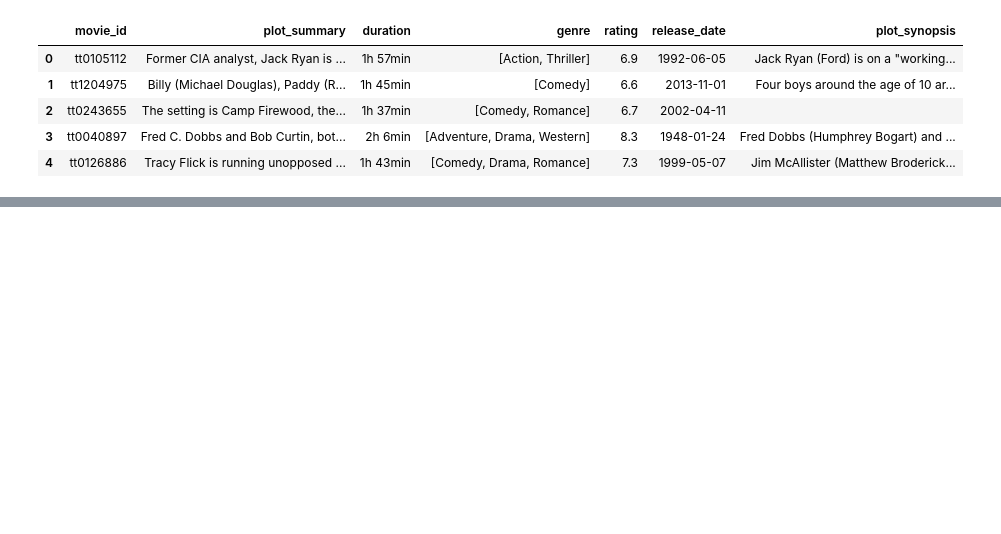
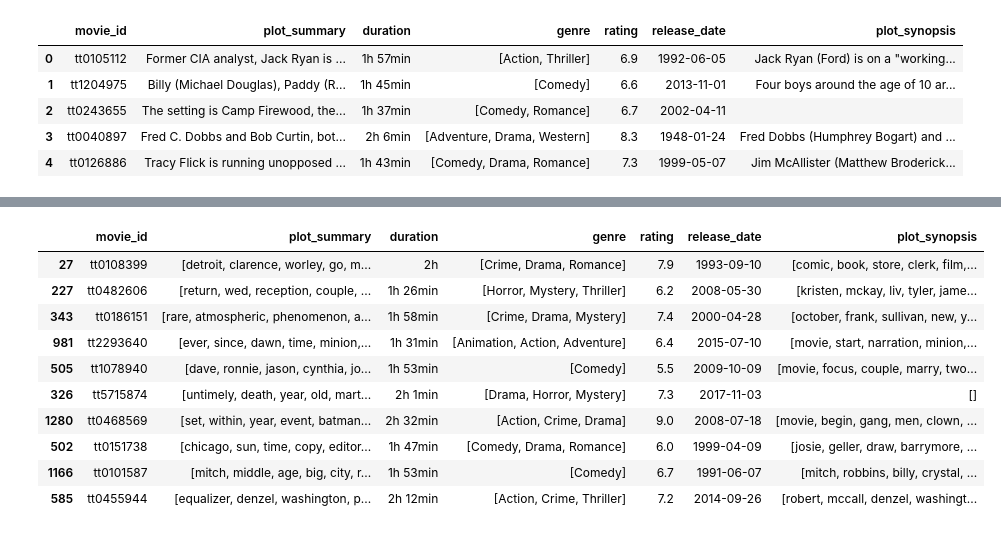
Before and after one commit to ayshmnmm/plot-protector, a Jupyter notebook: notebooks/01_eda.ipynb, the cells around one changed output, grey strips where cells are left out. Cells and saved outputs as stored; diff of their text form; code cells hidden in the pictures; blank space fills up the shorter version.

```diff
--- a/notebooks/01_eda.ipynb
+++ b/notebooks/01_eda.ipynb
@@ -30,0 +112,14 @@ movie_details.head()
+# %%
+movie_details_pp.sample(10, random_state=234)
+# %% [output]
+|  | movie_id | plot_summary | duration | genre | rating | release_date | plot_synopsis |
+| 27 | tt0108399 | [detroit, clarence, worley, go, m... | 2h | [Crime, Drama, Romance] | 7.9 | 1993-09-10 | [comic, book, store, clerk, film,... |
+| 227 | tt0482606 | [return, wed, reception, couple, ... | 1h 26min | [Horror, Mystery, Thriller] | 6.2 | 2008-05-30 | [kristen, mckay, liv, tyler, jame... |
+| 343 | tt0186151 | [rare, atmospheric, phenomenon, a... | 1h 58min | [Crime, Drama, Mystery] | 7.4 | 2000-04-28 | [october, frank, sullivan, new, y... |
+| 981 | tt2293640 | [ever, since, dawn, time, minion,... | 1h 31min | [Animation, Action, Adventure] | 6.4 | 2015-07-10 | [movie, start, narration, minion,... |
+| 505 | tt1078940 | [dave, ronnie, jason, cynthia, jo... | 1h 53min | [Comedy] | 5.5 | 2009-10-09 | [movie, focus, couple, marry, two... |
+| 326 | tt5715874 | [untimely, death, year, old, mart... | 2h 1min | [Drama, Horror, Mystery] | 7.3 | 2017-11-03 | [] |
+| 1280 | tt0468569 | [set, within, year, event, batman... | 2h 32min | [Action, Crime, Drama] | 9.0 | 2008-07-18 | [movie, begin, gang, men, clown, ... |
+| 502 | tt0151738 | [chicago, sun, time, copy, editor... | 1h 47min | [Comedy, Drama, Romance] | 6.0 | 1999-04-09 | [josie, geller, draw, barrymore, ... |
+| 1166 | tt0101587 | [mitch, middle, age, big, city, r... | 1h 53min | [Comedy] | 6.7 | 1991-06-07 | [mitch, robbins, billy, crystal, ... |
+| 585 | tt0455944 | [equalizer, denzel, washington, p... | 2h 12min | [Action, Crime, Thriller] | 7.2 | 2014-09-26 | [robert, mccall, denzel, washingt... |
```
Also changed, not shown: parts of 9 cells of this notebook, 1 other file.
